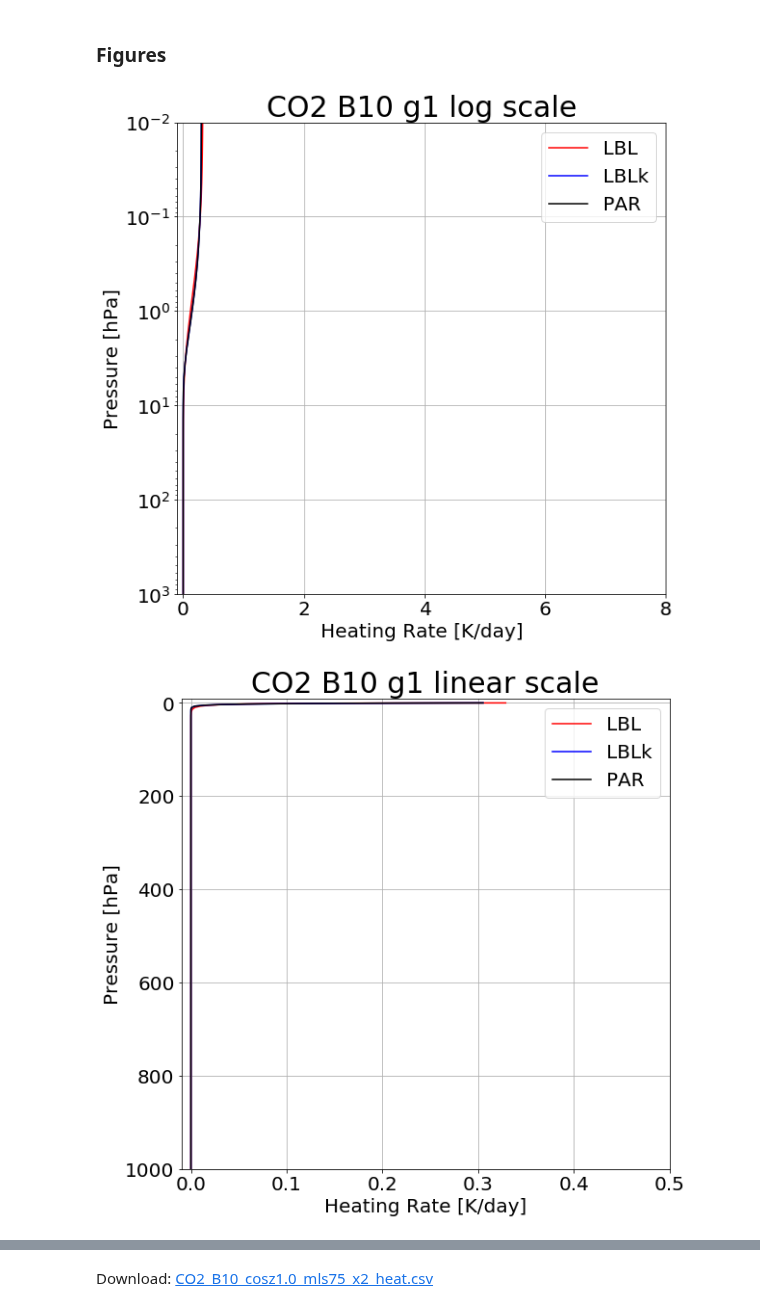
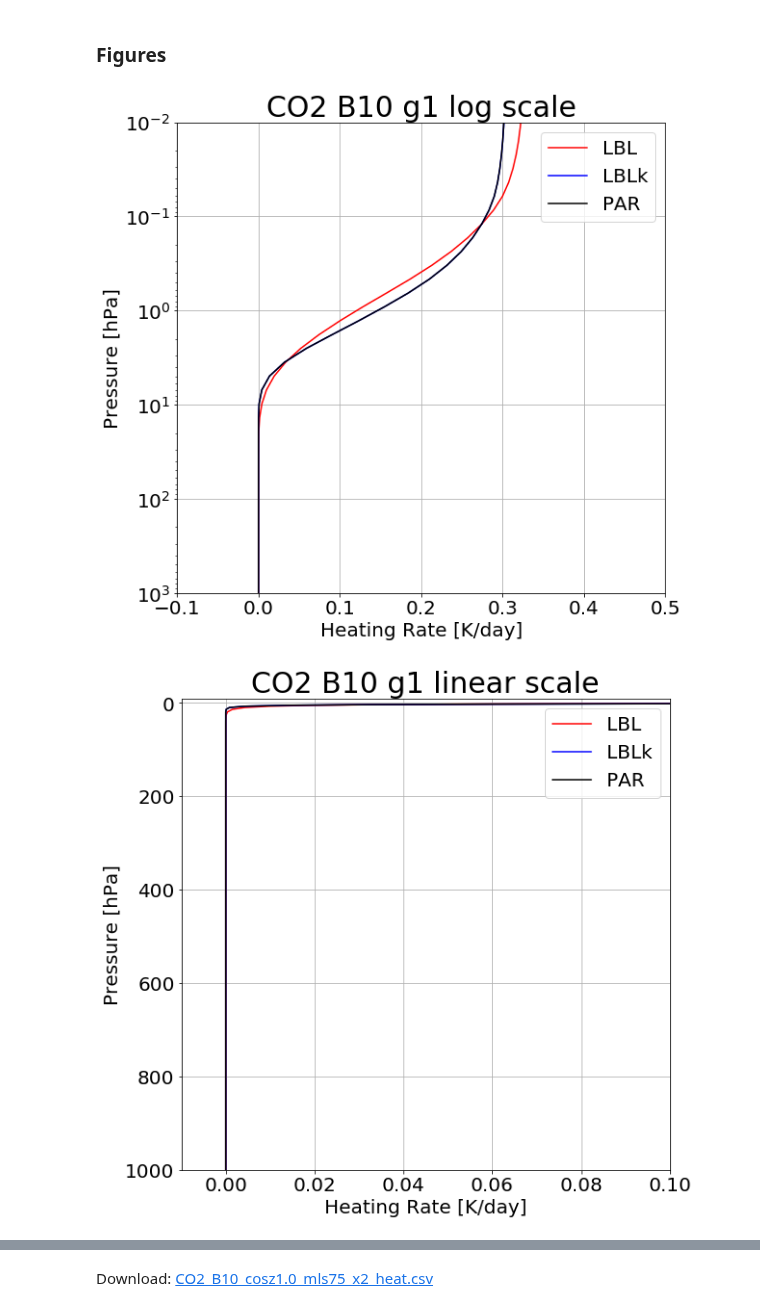
Before and after one commit to kimbuyo/Radiation_SW, a Jupyter notebook: Param/CO2/B10/190213_Result/CO2x2/CO2_B10_cosz1.0_mls75_x2_result.ipynb, the cells around one changed output, grey strips where cells are left out. Drawn from its saved outputs; the diff is of its cells as text; code cells hidden in the pictures.

```diff
--- a/Param/CO2/B10/190213_Result/CO2x2/CO2_B10_cosz1.0_mls75_x2_result.ipynb
+++ b/Param/CO2/B10/190213_Result/CO2x2/CO2_B10_cosz1.0_mls75_x2_result.ipynb
@@ -71,31 +71,31 @@ Download: CO2_B10_cosz1.0_mls75_x2_flux.csv
 # %%
 htr = pd.read_table(path+'new_ng6_all.htr',header=None,sep="\s+",keep_default_na=False,
                     names=['hPa','LBL_g1','LBLk_g1','PAR_g1','LBL_g2','LBLk_g2','PAR_g2','LBL_g3','LBLk_g3','PAR_g3',
                           'LBL_g4','LBLk_g4','PAR_g4','LBL_g5','LBLk_g5','PAR_g5','LBL_g6','LBLk_g6','PAR_g6',
                           'LBL_tot','LBLk_tot','PAR_tot','LBLk - LBL','PAR - LBL'])
 
 params = {'figure.figsize': (20,9),'legend.fontsize': 20,'axes.labelsize': 20,'axes.titlesize': 30,'xtick.labelsize': 20,'ytick.labelsize': 20}
 plt.rcParams.update(params)
 
-max1 = 8
-max2 = 0.5
+max1 = 0.5
+max2 = 0.1
 
 # log scale
 plt.subplot(1,2,1)
 plt.axis([-0.1,max1,1000,0.01])
 plt.grid()
 plt.title('CO2 B10 g1 log scale')
 plt.ylabel('Pressure [hPa]')
 plt.xlabel('Heating Rate [K/day]')
 plt.yscale('log')
 plt.plot(htr['LBL_g1'],htr['hPa'],label='LBL',color='red')
 plt.plot(htr['LBLk_g1'],htr['hPa'],label='LBLk',color='blue')
 plt.plot(htr['PAR_g1'],htr['hPa'],label='PAR',color='black')
 plt.legend()
 
 plt.show()
 # %% [output]
-[figure, old version]
+[figure, new version]
 # %%
 # linear scale
 plt.subplot(1,2,2)
@@ -111,7 +111,7 @@ plt.legend()
 
 plt.show()
 # %% [output]
-[figure, old version]
+[figure, new version]
 # %%
 # log scale
 plt.subplot(1,2,1)
```
Also changed, not shown: parts of 12 cells of this notebook.
